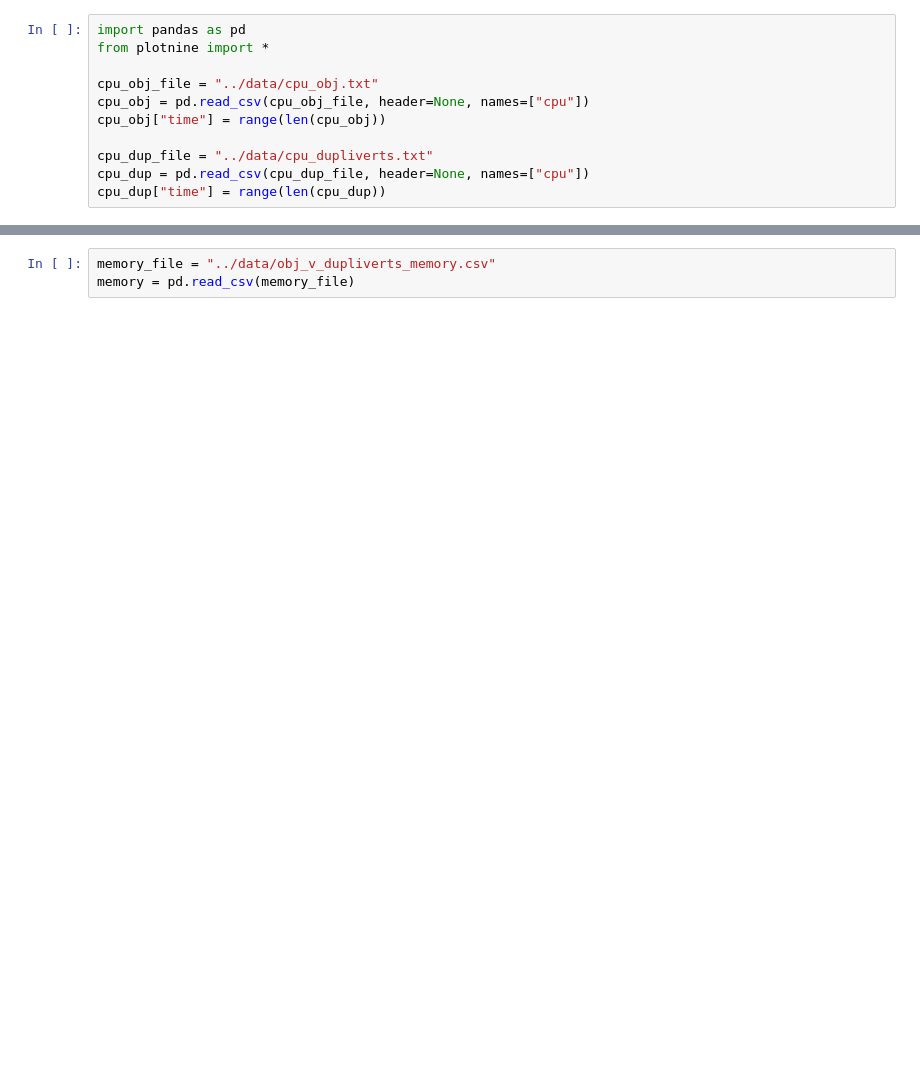
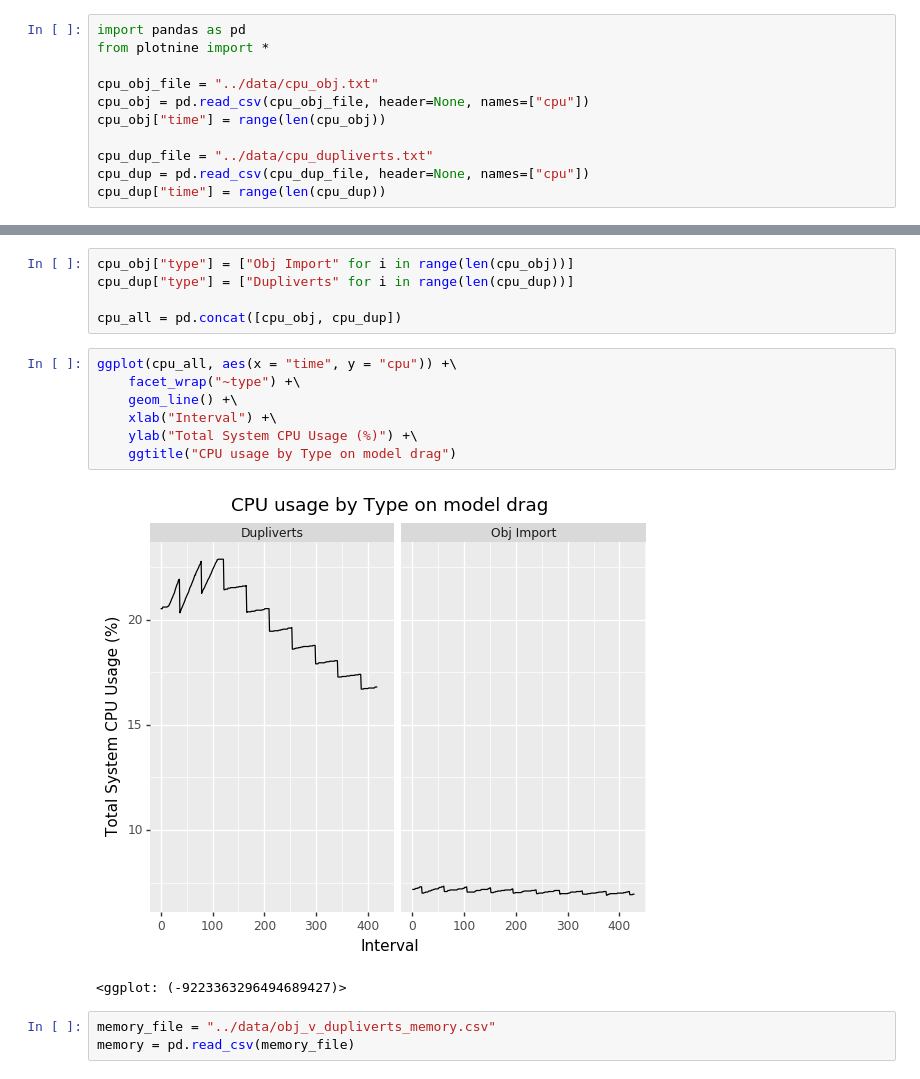
Before and after one commit to ExcaliburZero/blendplot-data, a Jupyter notebook: notebooks/Obj vs Dupliverts.ipynb, the cells around one changed output, grey strips where cells are left out. Drawn from its saved outputs; the diff is of its cells as text; blank space fills up the shorter version.

```diff
--- a/notebooks/Obj vs Dupliverts.ipynb
+++ b/notebooks/Obj vs Dupliverts.ipynb
@@ -30,3 +30,18 @@ ggplot(cpu_dup, aes(x = "time", y = "cpu")) +\
+# %%
+cpu_obj["type"] = ["Obj Import" for i in range(len(cpu_obj))]
+cpu_dup["type"] = ["Dupliverts" for i in range(len(cpu_dup))]
+
+cpu_all = pd.concat([cpu_obj, cpu_dup])
+# %%
+ggplot(cpu_all, aes(x = "time", y = "cpu")) +\
+    facet_wrap("~type") +\
+    geom_line() +\
+    xlab("Interval") +\
+    ylab("Total System CPU Usage (%)") +\
+    ggtitle("CPU usage by Type on model drag")
+# %% [output]
+[figure, added]
+<ggplot: (-9223363296494689427)>
 # %%
 memory_file = "../data/obj_v_dupliverts_memory.csv"
 memory = pd.read_csv(memory_file)
```
Also changed, not shown: parts of 3 cells of this notebook.
